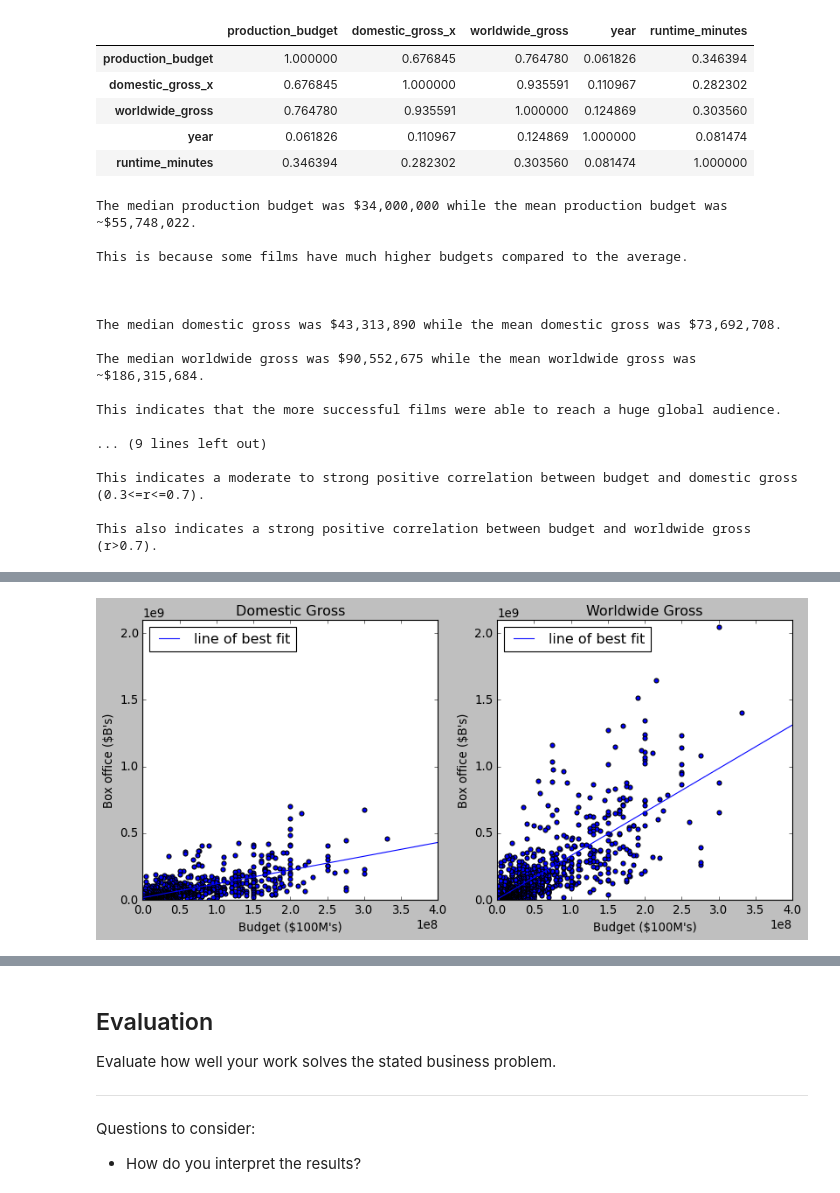
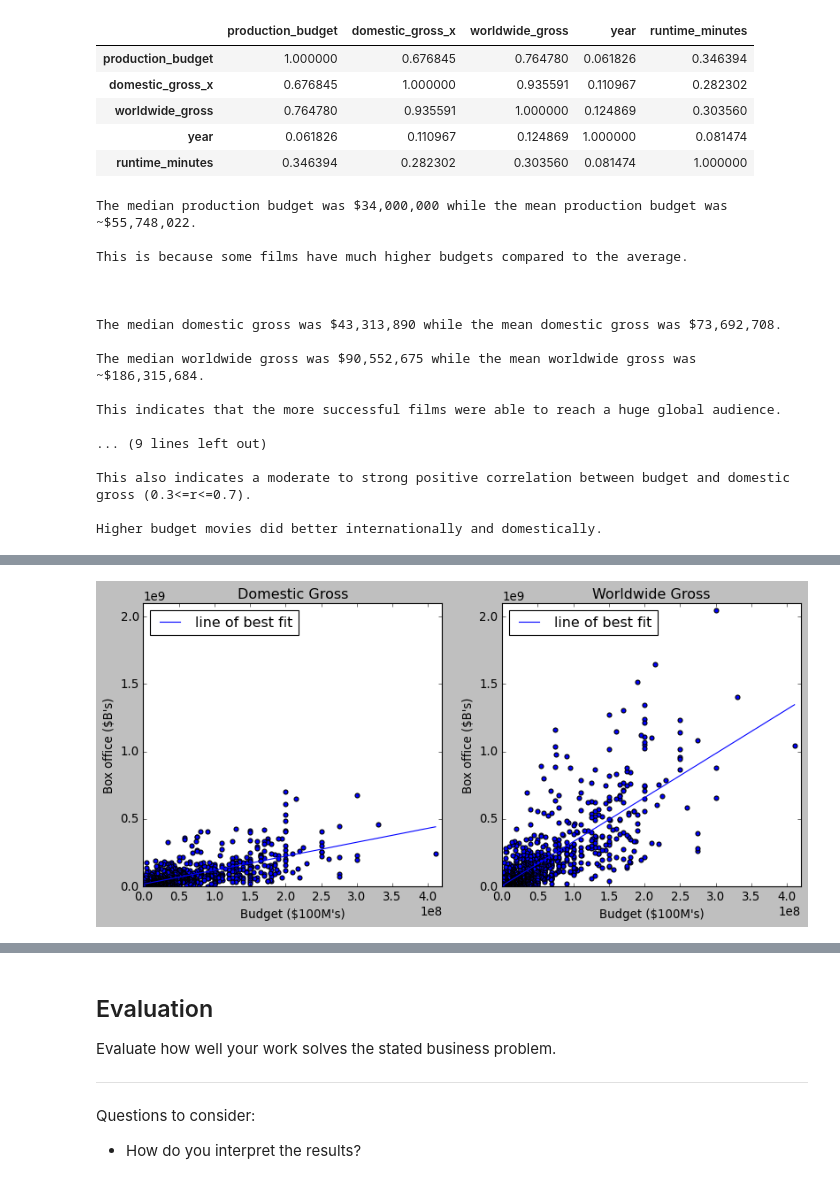
Before and after one commit to 281clo/microsoft-movie-analysis, a Jupyter notebook: index.ipynb, the cells around one changed output, grey strips where cells are left out. Cells and saved outputs as stored; diff of their text form; code cells hidden in the pictures.

```diff
--- a/index.ipynb
+++ b/index.ipynb
@@ -173,12 +173,12 @@ This is because some films have much higher budgets compared to the average.\n\n
 The median domestic gross was $43,313,890 while the mean domestic gross was $73,692,708.\n
 The median worldwide gross was $90,552,675 while the mean worldwide gross was ~$186,315,684.\n
 This indicates that the more successful films were able to reach a huge global audience.\n
-These films transcended cultural and geographical barriers.\n
-The skew also indicates that relatively few films were able to do such a thing.\n\n\n
+These films transcended cultural and geographical barriers.\n\n\n
 Production budget and world wide gross have a r value of 0.765.\n
 Production budget and domestic gross have a r value of 0.677.\n
-This indicates a moderate to strong positive correlation between budget and domestic gross (0.3<=r<=0.7).\n
-This also indicates a strong positive correlation between budget and worldwide gross (r>0.7).""")
+This indicates a strong positive correlation between budget and worldwide gross (r>0.7).\n
+This also indicates a moderate to strong positive correlation between budget and domestic gross (0.3<=r<=0.7).\n
+Higher budget movies did better internationally and domestically.""")
 # %% [output]
 The median production budget was $34,000,000 while the mean production budget was ~$55,748,022.
 
@@ -194,9 +194,9 @@ This indicates that the more successful films were able to reach a huge global a
 
 ... (9 lines left out)
 
-This indicates a moderate to strong positive correlation between budget and domestic gross (0.3<=r<=0.7).
+This also indicates a moderate to strong positive correlation between budget and domestic gross (0.3<=r<=0.7).
 
-This also indicates a strong positive correlation between budget and worldwide gross (r>0.7).
+Higher budget movies did better internationally and domestically.
 # %%
 plt.style.available
 # %% [output]
@@ -219,34 +219,36 @@ plt.style.available
  'tableau-colorblind10']
 # %%
 #side by side plots w/ same y axis
+#Shows that movies which transcended cultural and geographical barriers paid off in a big way.
+#Much of the box office revenue generated by these movies came from abroad.
 
 plt.style.use('classic')
 fig, ax = plt.subplots(ncols = 2, figsize = (12, 5))
 x = BigFrame['production_budget']
 y = BigFrame['domestic_gross_x']
 
 ax[0].scatter(x, y)
 ax[0].set_title('Domestic Gross')
 ax[0].set_xlabel("Budget ($100M's)")
 ax[0].set_ylabel("Box office ($B's)")
-ax[0].set_xlim([0, 400000000])
+ax[0].set_xlim([0, 420000000])
 ax[0].set_ylim([0, 2100000000])
 ax[0].plot(np.unique(x), np.poly1d(np.polyfit(x, y, 1))(np.unique(x)), label = 'line of best fit')
 ax[0].legend(loc = "upper left");
 
 wwx = BigFrame['production_budget']
 wwy = BigFrame['worldwide_gross']
 
 ax[1].scatter(wwx, wwy)
 ax[1].set_title('Worldwide Gross')
 ax[1].set_xlabel("Budget ($100M's)")
 ax[1].set_ylabel("Box office ($B's)")
-ax[1].set_xlim([0, 400000000])
+ax[1].set_xlim([0, 420000000])
 ax[1].set_ylim([0, 2100000000])
 ax[1].plot(np.unique(wwx), np.poly1d(np.polyfit(wwx, wwy, 1))(np.unique(wwx)), label = 'line of best fit')
 ax[1].legend(loc = "upper left");
 # %% [output]
-[figure, old version]
+[figure, new version]
 # %%
 #plot -- Budget & Domestic Gross, overview
 plt.style.use('classic')
```
Also changed, not shown: parts of 2 cells of this notebook.
